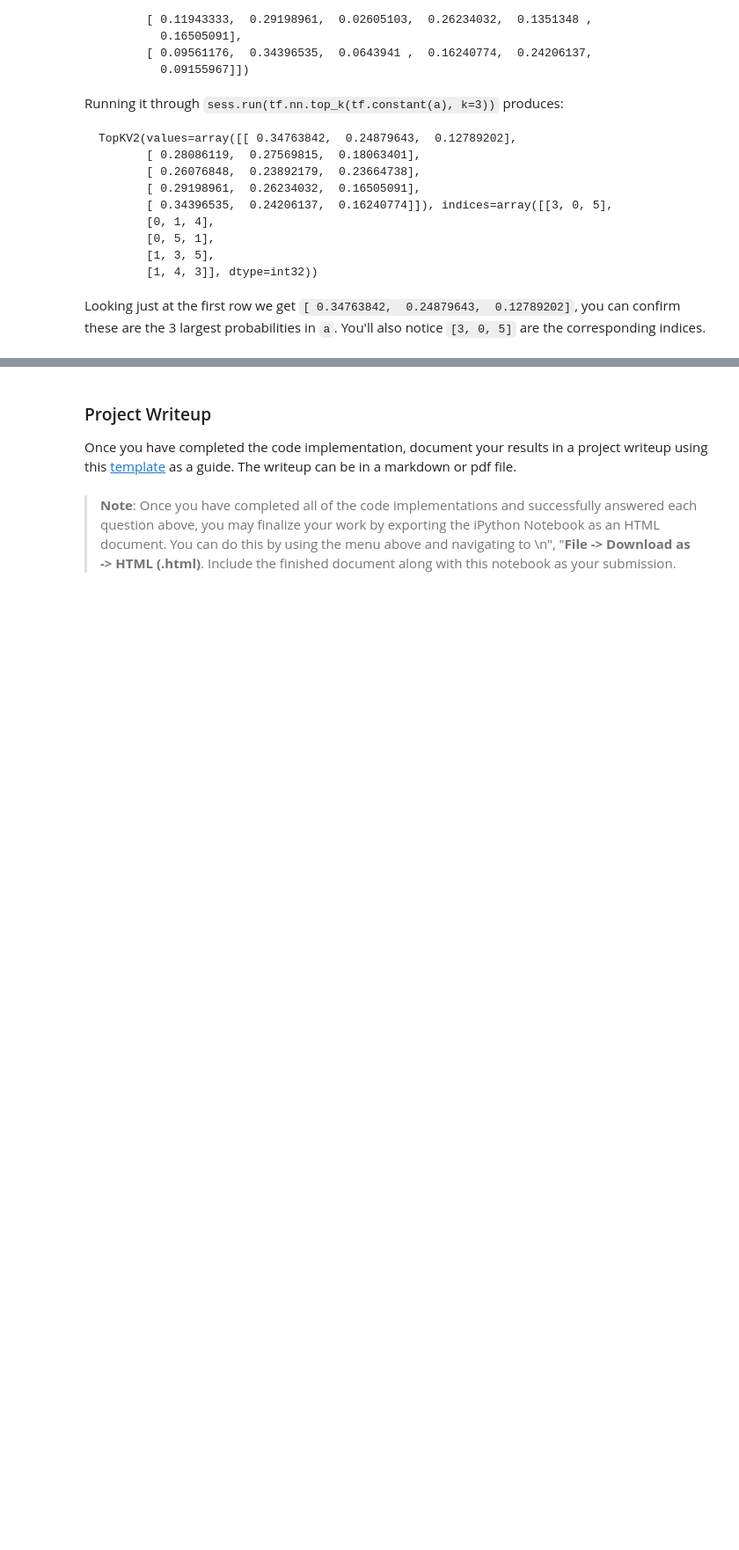
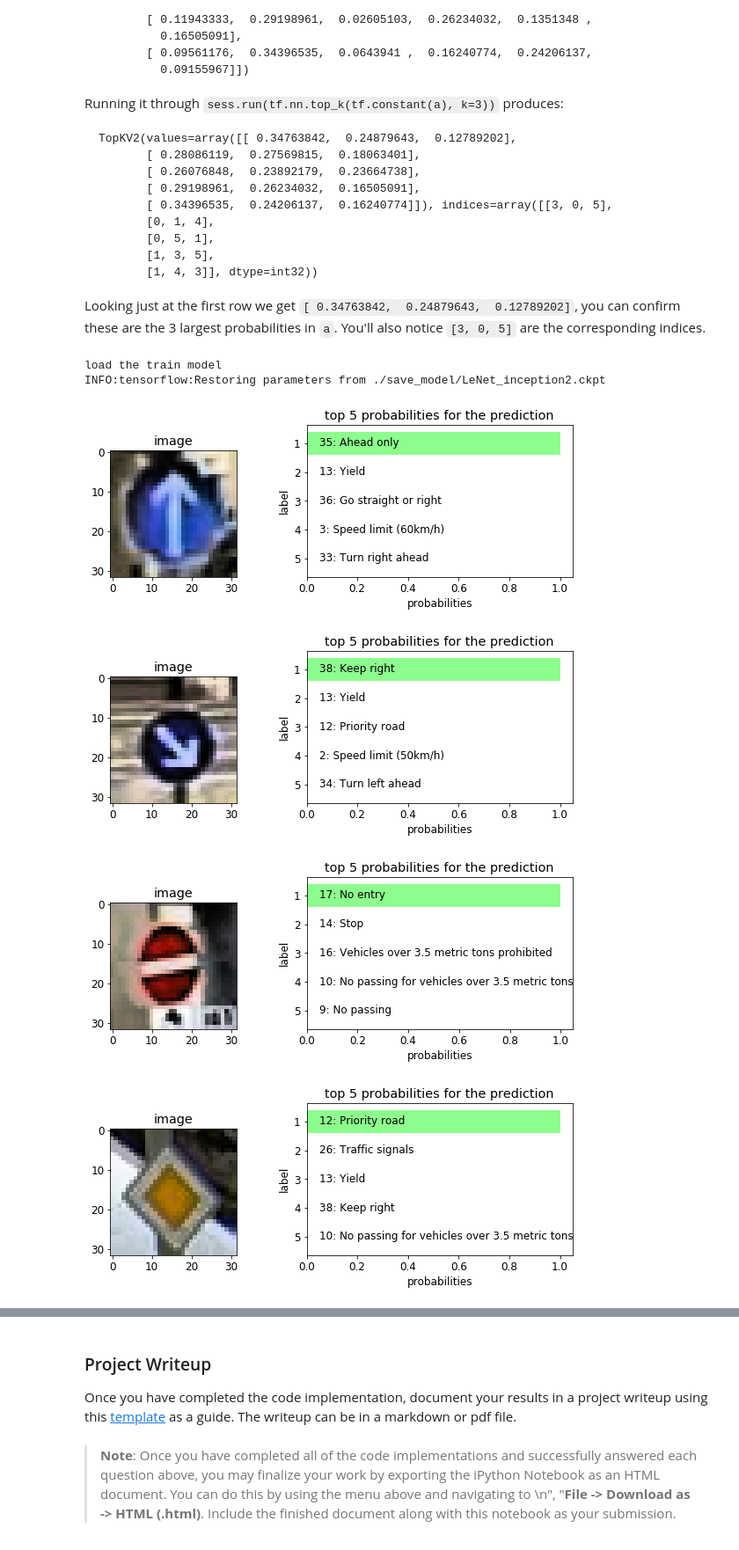
Before and after one commit to Ryuta-S/traffic_sign_classifier, a Jupyter notebook: Traffic_Sign_Classifier.ipynb, the cells around one changed output, grey strips where cells are left out. Shown at 88% size. Drawn from its saved outputs; the diff is of its cells as text; code cells hidden in the pictures; blank space fills up the shorter version.

```diff
--- a/Traffic_Sign_Classifier.ipynb
+++ b/Traffic_Sign_Classifier.ipynb
@@ -779,0 +860,10 @@ You may find `signnames.csv` useful as it contains mappings from the class id (i
+# %%
+test_img['label'].append(35) # Ahead only
+test_img['label'].append(38) # Keep right
+test_img['label'].append(17) # No entry
+test_img['label'].append(12) # Priority road
+test_img['label'].append(11) # right of way
+test_img['label'].append(40) # roundabout
+# %%
+df = pandas.read_csv('./signnames.csv')
+df.head()
@@ -833,0 +959,53 @@ Looking just at the first row we get `[ 0.34763842,  0.24879643,  0.12789202]`,
+# %%
+### Print out the top five softmax probabilities for the predictions on the German traffic sign images found on the web.
+### Feel free to use as many code cells as needed.
+save_file = './save_model/LeNet_inception2.ckpt'
+saver = tf.train.Saver()
+# keep the label when predicted
+test_img['predict'] = []
+correct = 0
+num_test_img = len(test_img['image'])
+
+hist_x = [5, 4, 3, 2, 1]
+
+with tf.Session() as sess:
+    if os.path.basename(save_file)+'.index' in os.listdir(os.path.dirname(save_file)):
+        print('load the train model')
+        saver.restore(sess, save_file)
+    else:
+        raise ValueError('save file is not exist')
+
+    for i in range(num_test_img):
+        img = test_img['image'][i].reshape((-1, 32, 32, 3))
+        predict = sess.run(logits, feed_dict={x: img, is_training: False, keep_prob: 1.0 })
+        softmax_value = sess.run(tf.nn.softmax(predict))
+        top_5 = sess.run(tf.nn.top_k(softmax_value, k=5))
+        fig = plt.figure()
+#         plt.subplot(121)
+        plt.rcParams["font.size"] = 12
+        plt.axes([0.1, 0.1, 0.5, 0.5])
+        plt.imshow(test_img['image'][i])
+        plt.title('image')
+
+#         plt.subplot(122)
+        plt.axes([0.7, 0.1, 0.7, 0.6])
+        plt.rcParams["font.size"] = 12
+        plt.title('top 5 probabilities for the prediction')
+        plt.barh(hist_x, top_5[0][0], color="#16FC167D")
+        plt.yticks(hist_x, [1,2,3,4,5])
+        plt.xlabel('probabilities')
+        plt.ylabel('label')
+        for pos_x, label_ind in zip(hist_x, top_5[1][0]):
+            label = df.loc[label_ind, 'SignName']
+            text = str(label_ind) + ': ' + label
+            plt.annotate(text, xy=(0.05, pos_x-0.1))
+
+        fig.tight_layout()
+        plt.show()
+# %% [output]
+load the train model
+INFO:tensorflow:Restoring parameters from ./save_model/LeNet_inception2.ckpt
+[figure, added]
+[figure, added]
+[figure, added]
+[figure, added]
```
Also changed, not shown: parts of 23 cells of this notebook, 1 other file.
